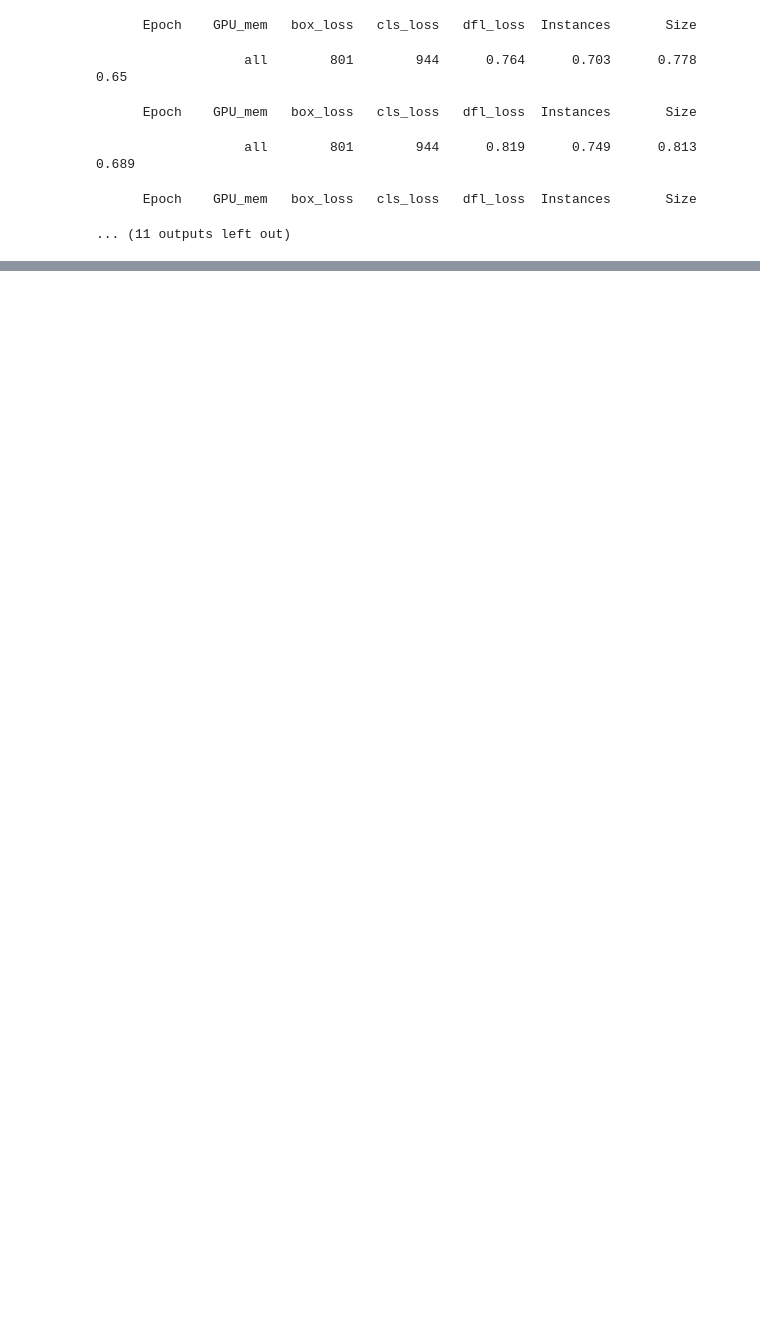
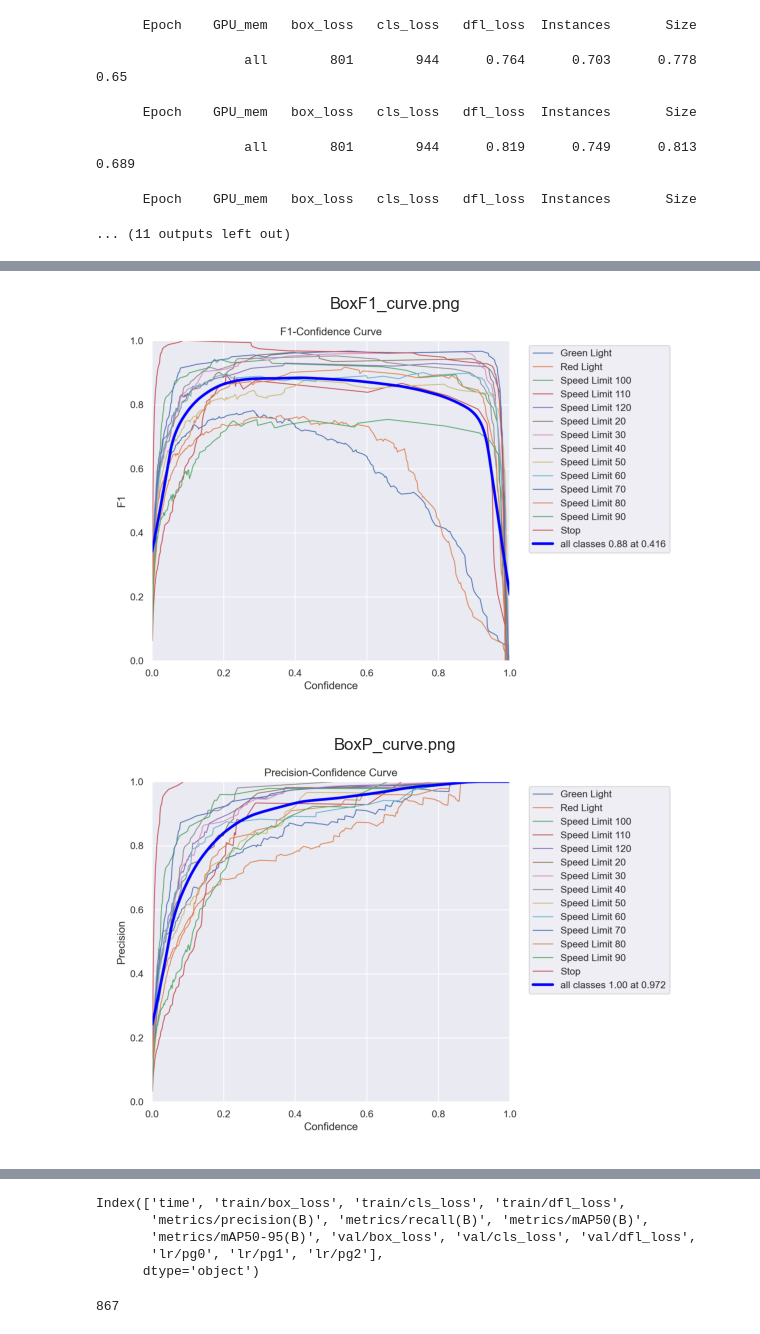
Before and after one commit to SOULEMANE74/traffic, a Jupyter notebook: traffic.ipynb, the cells around one changed output, grey strips where cells are left out. Cells and saved outputs as stored; diff of their text form; code cells hidden in the pictures; blank space fills up the shorter version.

```diff
--- a/traffic.ipynb
+++ b/traffic.ipynb
@@ -159,0 +159,32 @@ Closing dataloader mosaic
+# %%
+# display post training images
+def display_post_training_images(directory, images_fils):
+
+    for image_file in images_fils:
+        image_path = os.path.join(directory, image_file)
+        image = cv2.imread(image_path)
+        image = cv2.cvtColor(image, cv2.COLOR_BGR2RGB)
+
+        plt.figure(figsize=(10, 5))
+        plt.imshow(image)
+        plt.axis('off')
+        plt.title(image_file)
+        plt.show()
+
+# post training images directory
+post_training_dir = 'c:\\Users\\soule\\Documents\\traffic detection\\runs\\detect\\train3'
+# list of post training images
+images_files = [ 'BoxF1_curve.png',
+                'BoxP_curve.png',
+                'BoxPR_curve.png',
+                'BoxPR_curve.png',
+                'Confusion_matrix.png',
+                'confusion_matrix_normalized.png',
+                'results.png'
+]
+
+# display post training images
+display_post_training_images(post_training_dir, images_files)
+# %% [output]
+[figure, added]
+[figure, added]
@@ -159,0 +196,8 @@ Closing dataloader mosaic
+# %%
+results_csv.columns.str.strip()
+# %% [output]
+Index(['time', 'train/box_loss', 'train/cls_loss', 'train/dfl_loss',
+       'metrics/precision(B)', 'metrics/recall(B)', 'metrics/mAP50(B)',
+       'metrics/mAP50-95(B)', 'val/box_loss', 'val/cls_loss', 'val/dfl_loss',
+       'lr/pg0', 'lr/pg1', 'lr/pg2'],
+      dtype='object')
@@ -159,0 +206,4 @@ Closing dataloader mosaic
+# %%
+results_summary['Images'].sum()
+# %% [output]
+867
```
Also changed, not shown: parts of 15 cells of this notebook, 12 other files.
